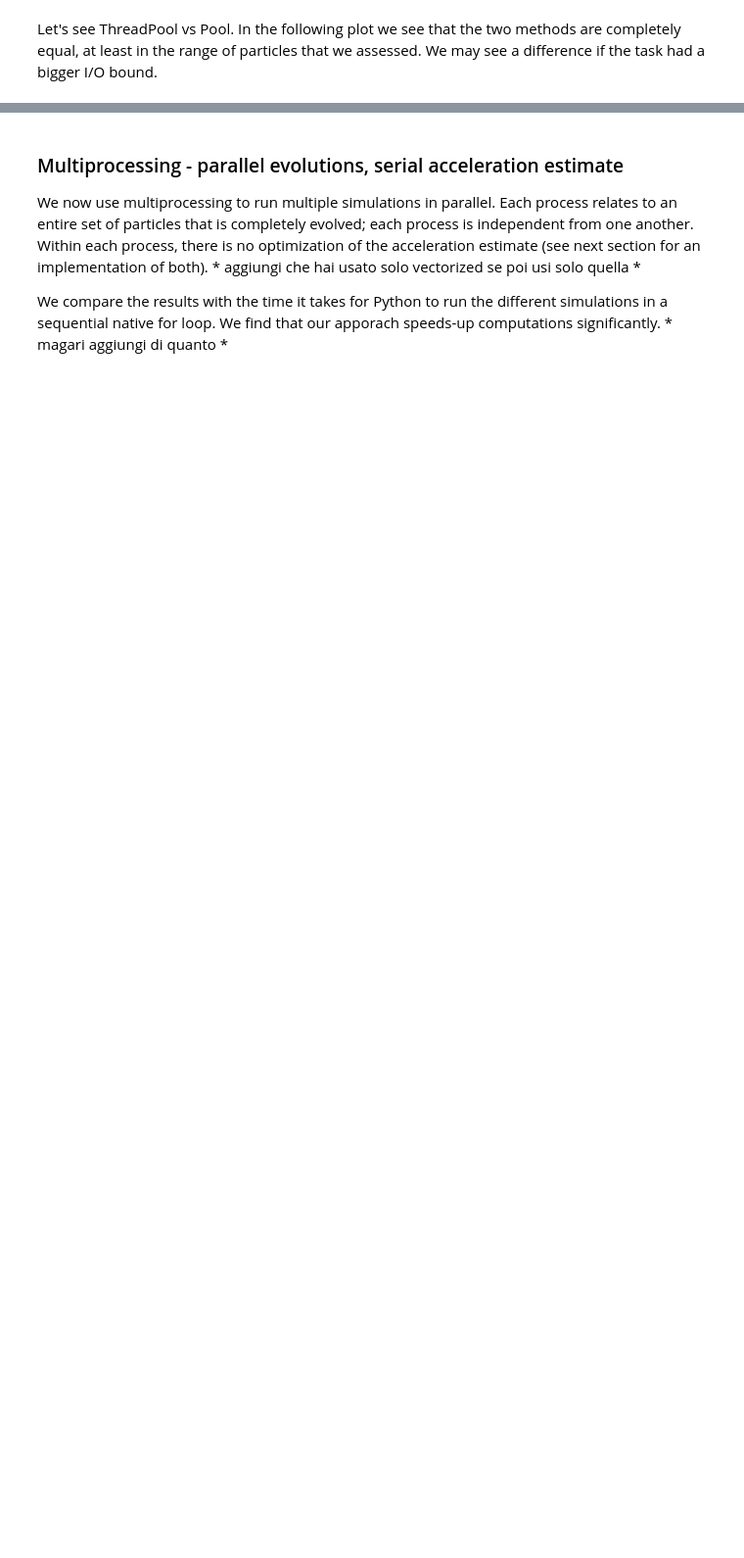
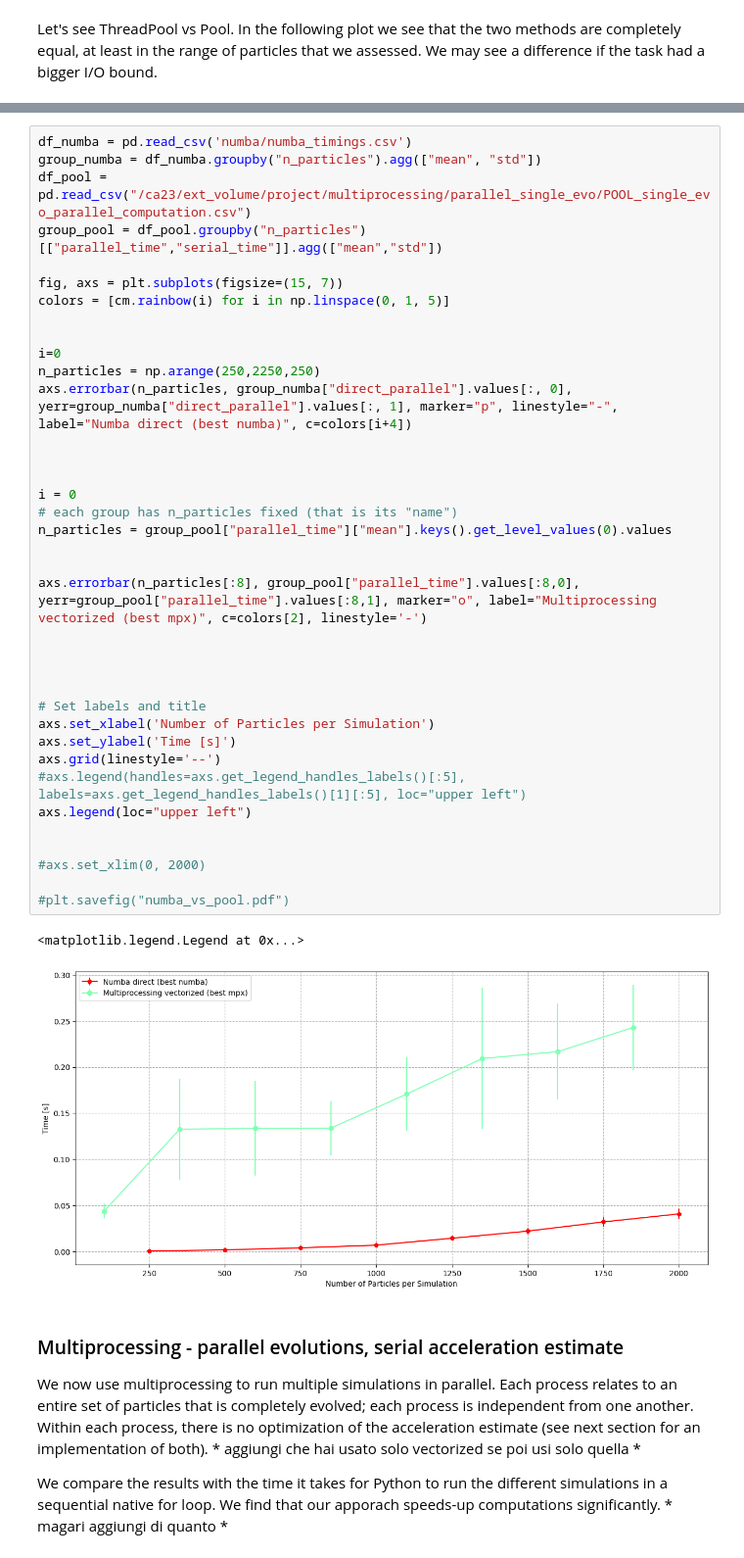
Before and after one commit to Berto70/pod_compastro23, a Jupyter notebook: project/cpu_optimization_report.ipynb, the cells around one changed output, grey strips where cells are left out. Shown at 98% size. Saved outputs shown, nothing was run; the diff lists cells and outputs as text; blank space fills up the shorter version.

```diff
--- a/project/cpu_optimization_report.ipynb
+++ b/project/cpu_optimization_report.ipynb
@@ -531,3 +548,43 @@ plt.show()
+# %%
+df_numba = pd.read_csv('numba/numba_timings.csv')
+group_numba = df_numba.groupby("n_particles").agg(["mean", "std"])
+df_pool = pd.read_csv("/ca23/ext_volume/project/multiprocessing/parallel_single_evo/POOL_single_evo_parallel_computation.csv")
+group_pool = df_pool.groupby("n_particles")[["parallel_time","serial_time"]].agg(["mean","std"])
+
+fig, axs = plt.subplots(figsize=(15, 7))
+colors = [cm.rainbow(i) for i in np.linspace(0, 1, 5)]
+
+
+i=0
+n_particles = np.arange(250,2250,250)
+axs.errorbar(n_particles, group_numba["direct_parallel"].values[:, 0], yerr=group_numba["direct_parallel"].values[:, 1], marker="p", linestyle="-", label="Numba direct (best numba)", c=colors[i+4])
+
+
+
+i = 0
+# each group has n_particles fixed (that is its "name")
+n_particles = group_pool["parallel_time"]["mean"].keys().get_level_values(0).values
+
+
+axs.errorbar(n_particles[:8], group_pool["parallel_time"].values[:8,0], yerr=group_pool["parallel_time"].values[:8,1], marker="o", label="Multiprocessing vectorized (best mpx)", c=colors[2], linestyle='-')
+
+
+
+
+# Set labels and title
+axs.set_xlabel('Number of Particles per Simulation')
+axs.set_ylabel('Time [s]')
+axs.grid(linestyle='--')
+#axs.legend(handles=axs.get_legend_handles_labels()[:5], labels=axs.get_legend_handles_labels()[1][:5], loc="upper left")
+axs.legend(loc="upper left")
+
+
+#axs.set_xlim(0, 2000)
+
+#plt.savefig("numba_vs_pool.pdf")
+# %% [output]
+<matplotlib.legend.Legend at 0x...>
+[figure, added]
 # %% [markdown]
 ### Multiprocessing - parallel evolutions, serial acceleration estimate
 
```
Also changed, not shown: parts of 5 cells of this notebook.
